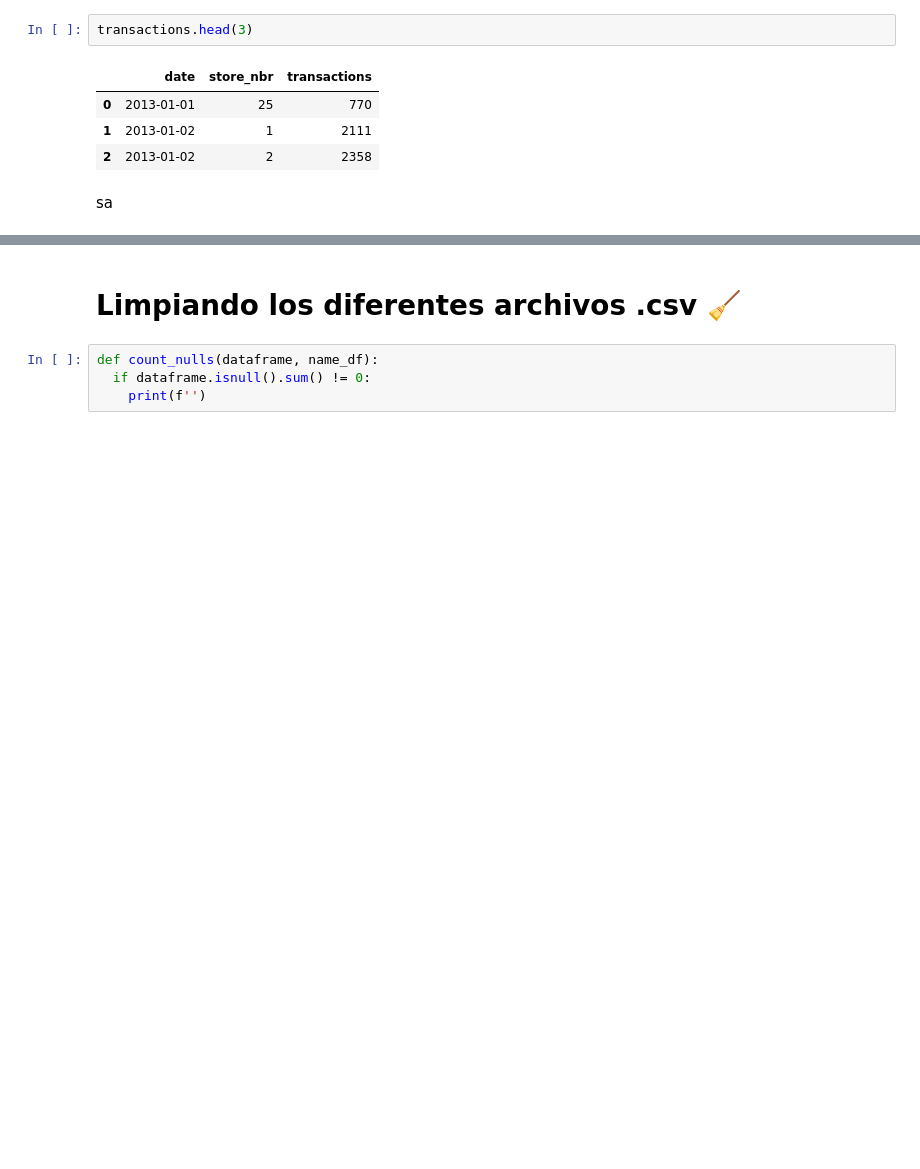
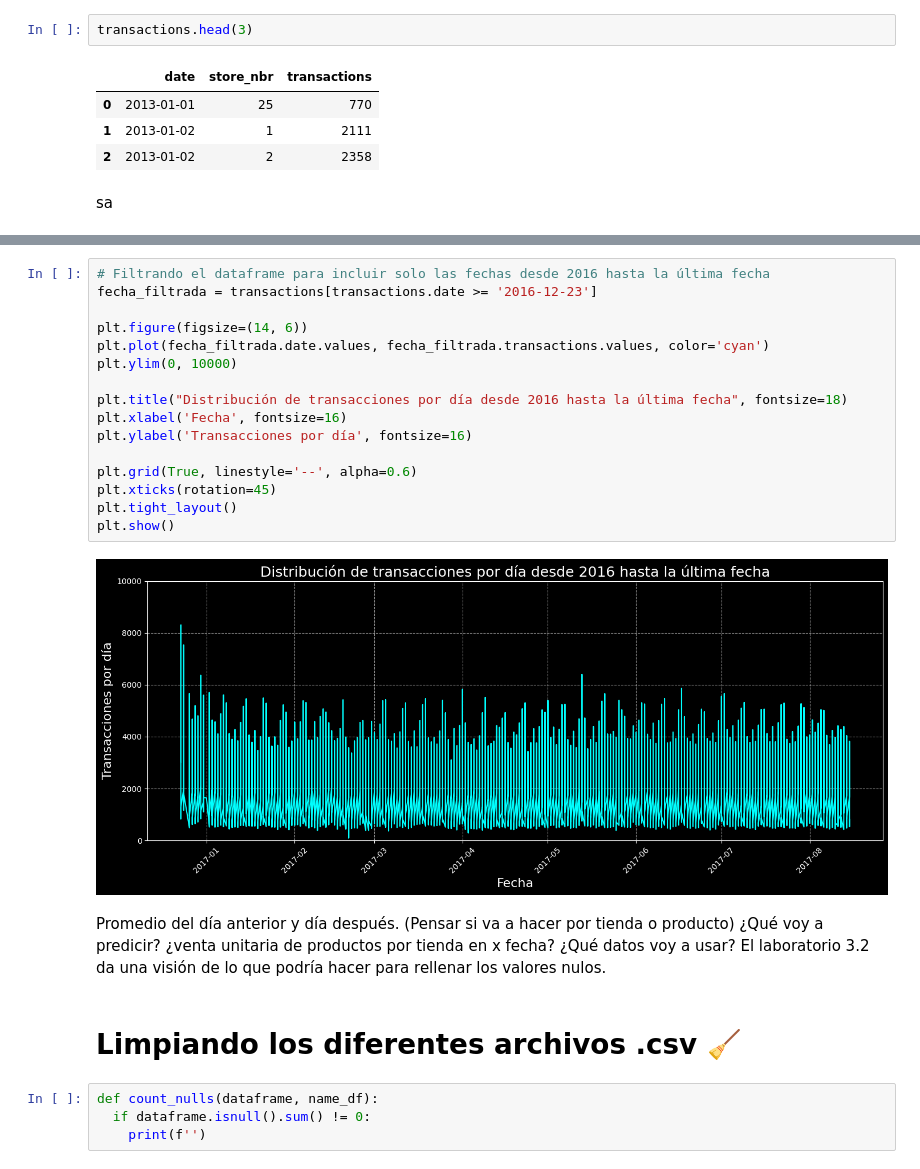
Before and after one commit to C0SS10/AI4ENG, a Jupyter notebook: 01 - Exploracion de datos.ipynb, the cells around one changed output, grey strips where cells are left out. Cells and saved outputs as stored; diff of their text form; blank space fills up the shorter version.

```diff
--- a/01 - Exploracion de datos.ipynb
+++ b/01 - Exploracion de datos.ipynb
@@ -370,3 +386,23 @@ sa
+# %%
+# Filtrando el dataframe para incluir solo las fechas desde 2016 hasta la última fecha
+fecha_filtrada = transactions[transactions.date >= '2016-12-23']
+
+plt.figure(figsize=(14, 6))
+plt.plot(fecha_filtrada.date.values, fecha_filtrada.transactions.values, color='cyan')
+plt.ylim(0, 10000)
+
+plt.title("Distribución de transacciones por día desde 2016 hasta la última fecha", fontsize=18)
+plt.xlabel('Fecha', fontsize=16)
+plt.ylabel('Transacciones por día', fontsize=16)
+
+plt.grid(True, linestyle='--', alpha=0.6)
+plt.xticks(rotation=45)
+plt.tight_layout()
+plt.show()
+# %% [output]
+[figure, added]
+# %% [markdown]
+Promedio del día anterior y día después. (Pensar si va a hacer por tienda o producto) ¿Qué voy a predicir? ¿venta unitaria de productos por tienda en x fecha? ¿Qué datos voy a usar? El laboratorio 3.2 da una visión de lo que podría hacer para rellenar los valores nulos.
 # %% [markdown]
 # **Limpiando los diferentes archivos .csv 🧹**
 # %%
```
Also changed, not shown: parts of 8 cells of this notebook.
